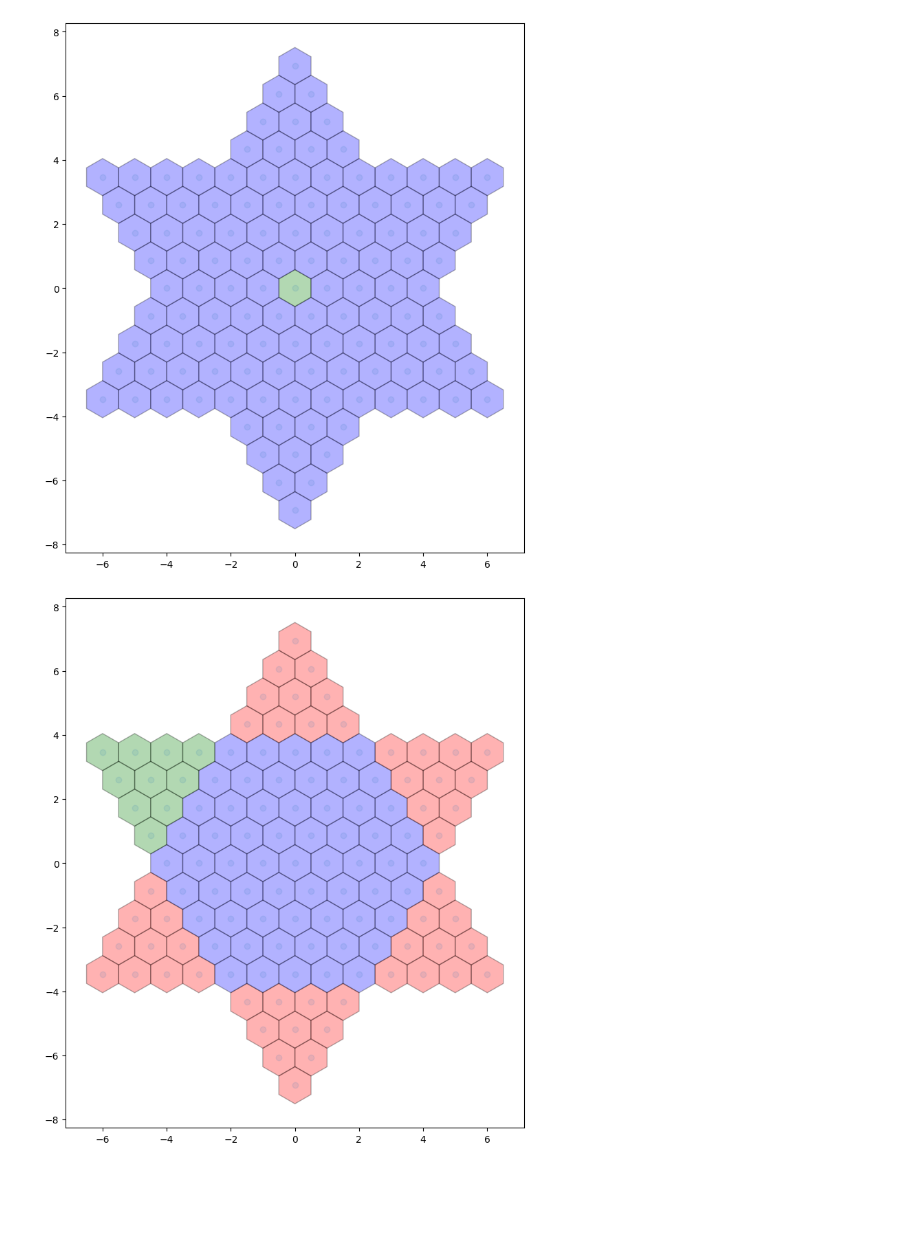
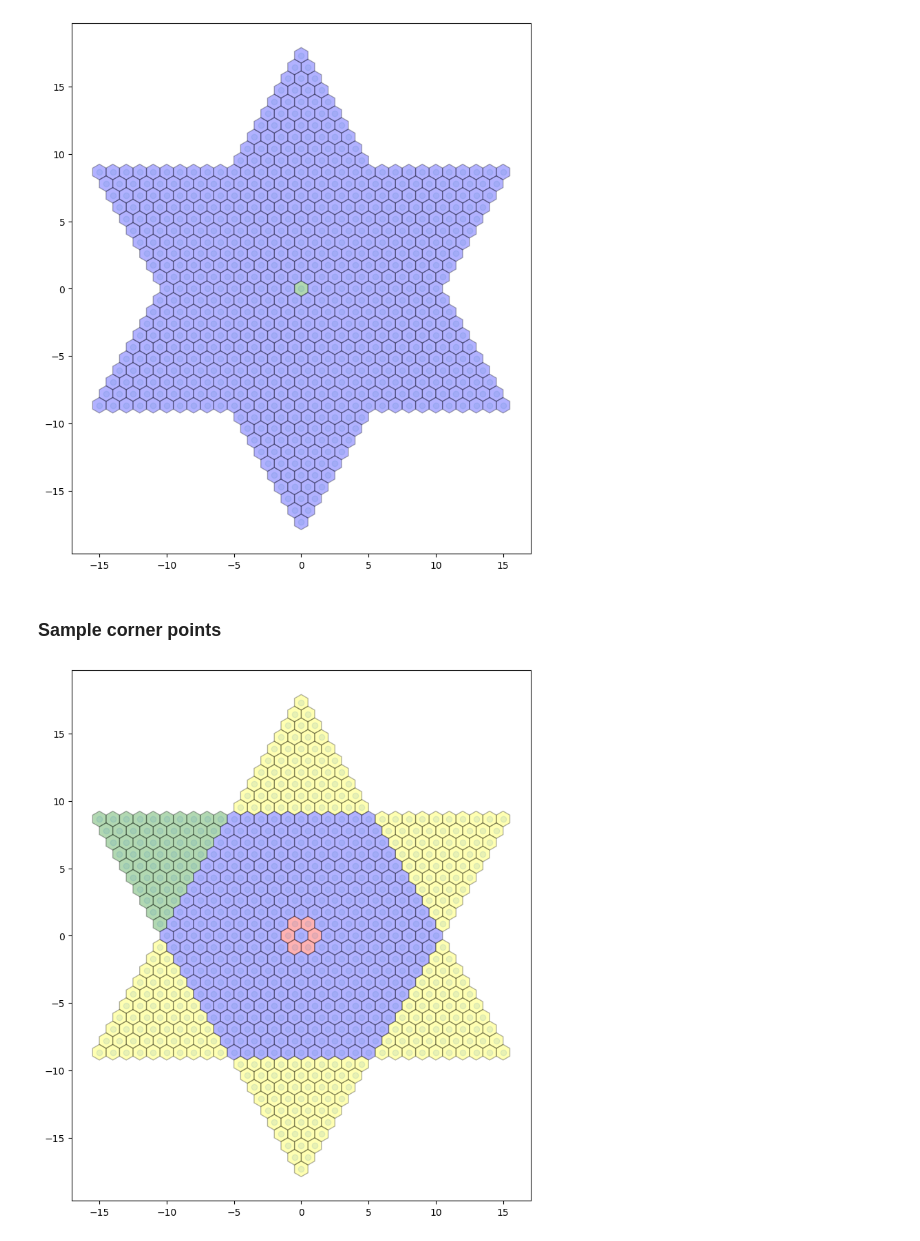
Before and after one commit to dakotacolorado/ChineseCheckersBot, a Jupyter notebook: src/chinese_checkers/geometry/printer_examples.ipynb, the cells around one changed output. Saved outputs shown, nothing was run; the diff lists cells and outputs as text; code cells hidden in the pictures; blank space fills up the shorter version.

```diff
--- a/src/chinese_checkers/geometry/printer_examples.ipynb
+++ b/src/chinese_checkers/geometry/printer_examples.ipynb
@@ -6,3 +4,8 @@ from pydash import flatten
 from src.chinese_checkers.geometry.vector import Vector
 from src.chinese_checkers.geometry.printer import Printer
 from src.chinese_checkers.geometry.hexagram import Hexagram
+# %%
+# set up the hexagram
+radius = 10
+printer = Printer()
+hexagram = Hexagram(radius)
@@ -9,18 +14,15 @@ from src.chinese_checkers.geometry.hexagram import Hexagram
 # %%
-radius = 4
-
-printer = Printer()
-
-hexagram = Hexagram(radius)
-
 printer.print_grid(hexagram.hexagram_points, [Vector(0,0)])
 # %% [output]
-[figure, old version]
+[figure, new version]
+# %% [markdown]
+### Sample corner points
 # %%
 printer.print_grid(
     hexagram.hexagram_points,
-    hexagram.triangle_grid,
-    flatten(hexagram.hexagram_corner_points.values())
+    green_points=hexagram.triangle_grid,
+    red_points=hexagram.hexagon_points,
+    yellow_points=flatten(hexagram.hexagram_corner_points.values())
 )
 # %% [output]
-[figure, old version]
+[figure, new version]
```
Also changed, not shown: parts of 3 cells of this notebook, 4 other files.
